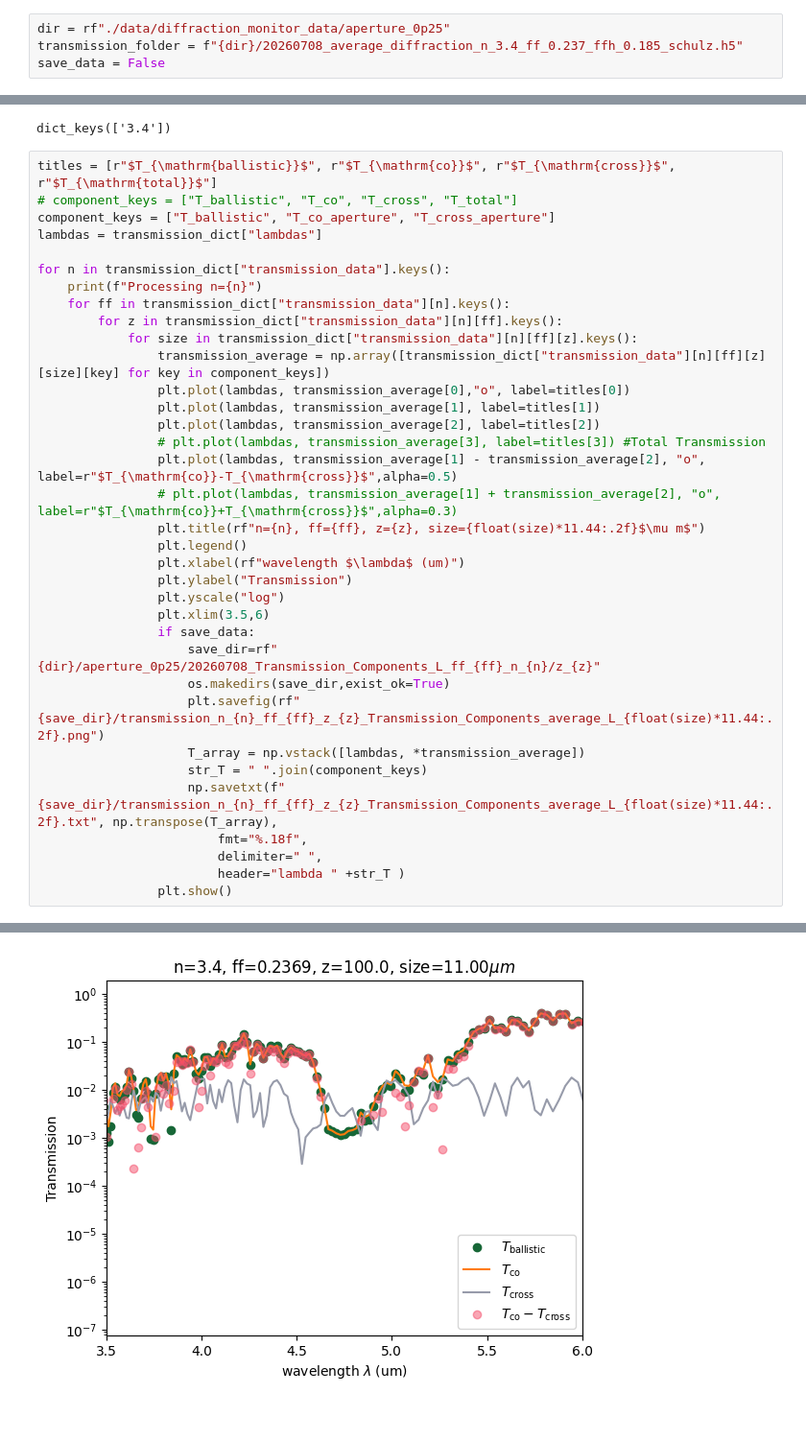
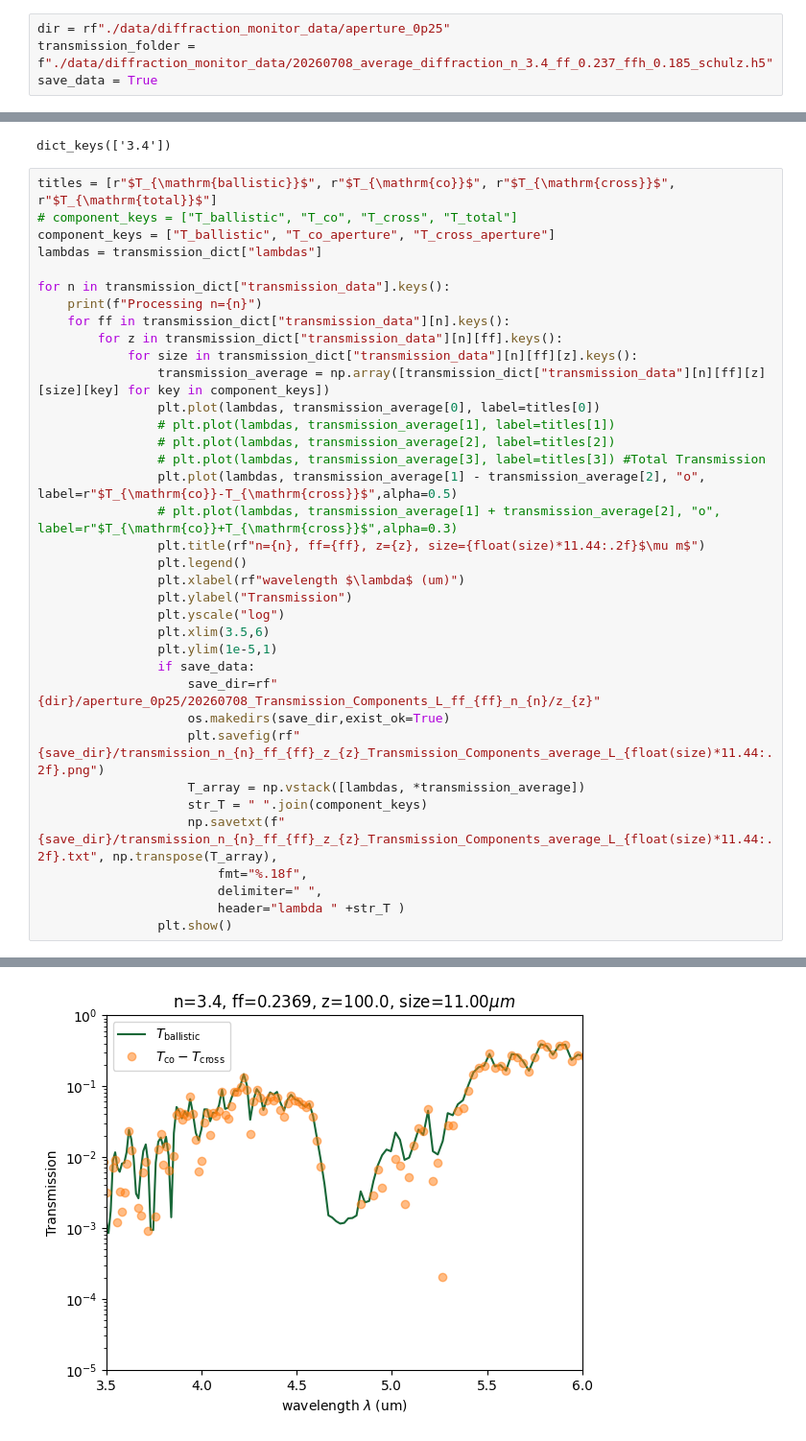
Before and after one commit to fhernandez93/LoadingPermittivityDistToSlabTransmission, a Jupyter notebook: Notebooks/LSU Project/20260422_Schulz_Statistics_T_Components/20260423_Plot_Transmission_Components_average.ipynb, the cells around one changed output, grey strips where cells are left out. Shown at 96% size. Drawn from its saved outputs; the diff is of its cells as text.

```diff
--- a/Notebooks/LSU Project/20260422_Schulz_Statistics_T_Components/20260423_Plot_Transmission_Components_average.ipynb
+++ b/Notebooks/LSU Project/20260422_Schulz_Statistics_T_Components/20260423_Plot_Transmission_Components_average.ipynb
@@ -18,8 +18,8 @@ import AutomationModule as AM
 tidy3dAPI = os.environ["API_TIDY3D_KEY"]
 # %%
 dir = rf"./data/diffraction_monitor_data/aperture_0p25"
-transmission_folder = f"{dir}/20260708_average_diffraction_n_3.4_ff_0.237_ffh_0.185_schulz.h5"
-save_data = False
+transmission_folder = f"./data/diffraction_monitor_data/20260708_average_diffraction_n_3.4_ff_0.237_ffh_0.185_schulz.h5"
+save_data = True
 # %%
 transmission_dict = AM.read_hdf5_as_dict(filename=transmission_folder)
 transmission_dict["transmission_data"].keys()
@@ -37,9 +37,9 @@ for n in transmission_dict["transmission_data"].keys():
         for z in transmission_dict["transmission_data"][n][ff].keys():
             for size in transmission_dict["transmission_data"][n][ff][z].keys():
                 transmission_average = np.array([transmission_dict["transmission_data"][n][ff][z][size][key] for key in component_keys])
-                plt.plot(lambdas, transmission_average[0],"o", label=titles[0])
-                plt.plot(lambdas, transmission_average[1], label=titles[1])
-                plt.plot(lambdas, transmission_average[2], label=titles[2])
+                plt.plot(lambdas, transmission_average[0], label=titles[0])
+                # plt.plot(lambdas, transmission_average[1], label=titles[1])
+                # plt.plot(lambdas, transmission_average[2], label=titles[2])
                 # plt.plot(lambdas, transmission_average[3], label=titles[3]) #Total Transmission
                 plt.plot(lambdas, transmission_average[1] - transmission_average[2], "o", label=r"$T_{\mathrm{co}}-T_{\mathrm{cross}}$",alpha=0.5)
                 # plt.plot(lambdas, transmission_average[1] + transmission_average[2], "o", label=r"$T_{\mathrm{co}}+T_{\mathrm{cross}}$",alpha=0.3)
@@ -49,6 +49,7 @@ for n in transmission_dict["transmission_data"].keys():
                 plt.ylabel("Transmission")
                 plt.yscale("log")
                 plt.xlim(3.5,6)
+                plt.ylim(1e-5,1)
                 if save_data:
                     save_dir=rf"{dir}/aperture_0p25/20260708_Transmission_Components_L_ff_{ff}_n_{n}/z_{z}"
                     os.makedirs(save_dir,exist_ok=True)
@@ -74 +75 @@ Processing n=3.4
-[figure, old version]
+[figure, new version]
```
Also changed, not shown: parts of 1 cell of this notebook, 2 other files.
